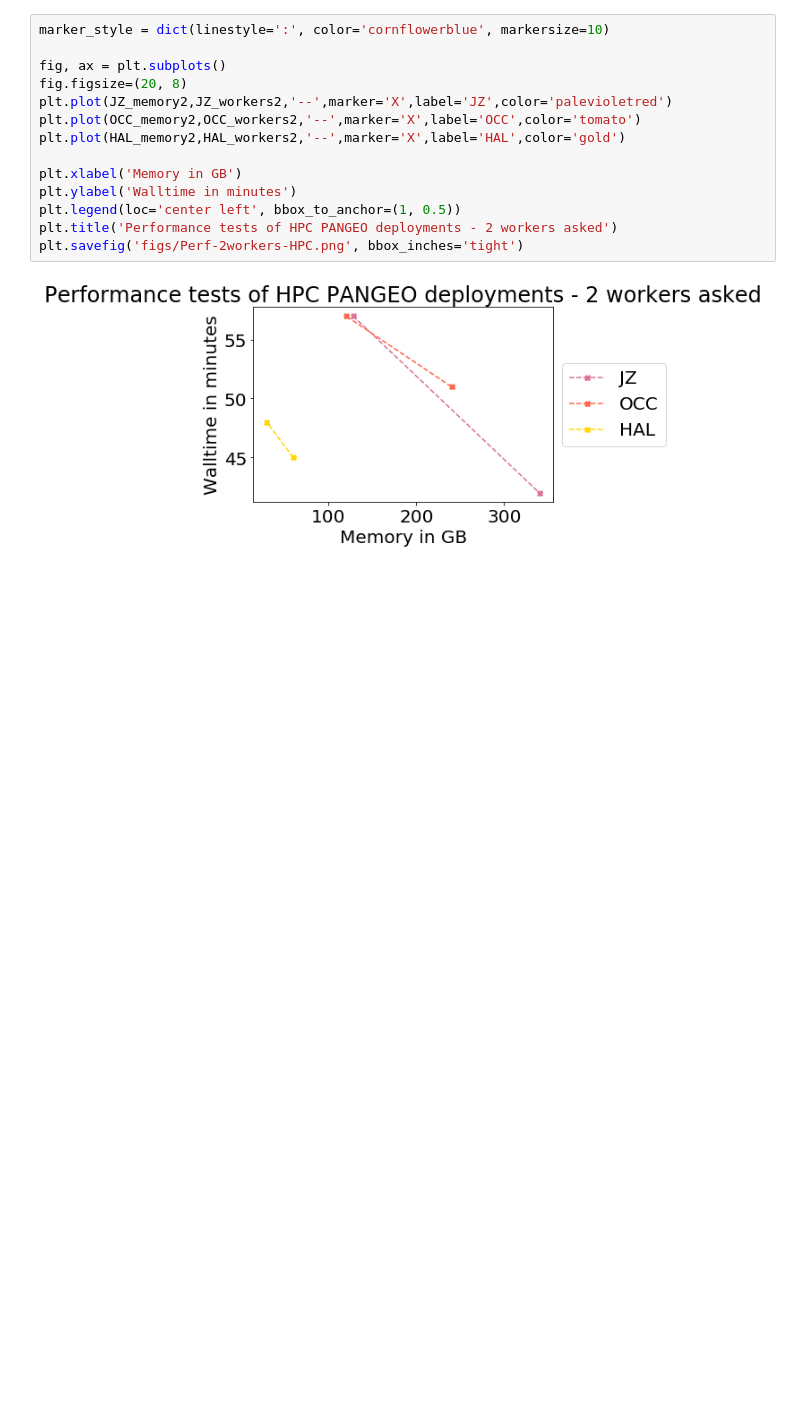
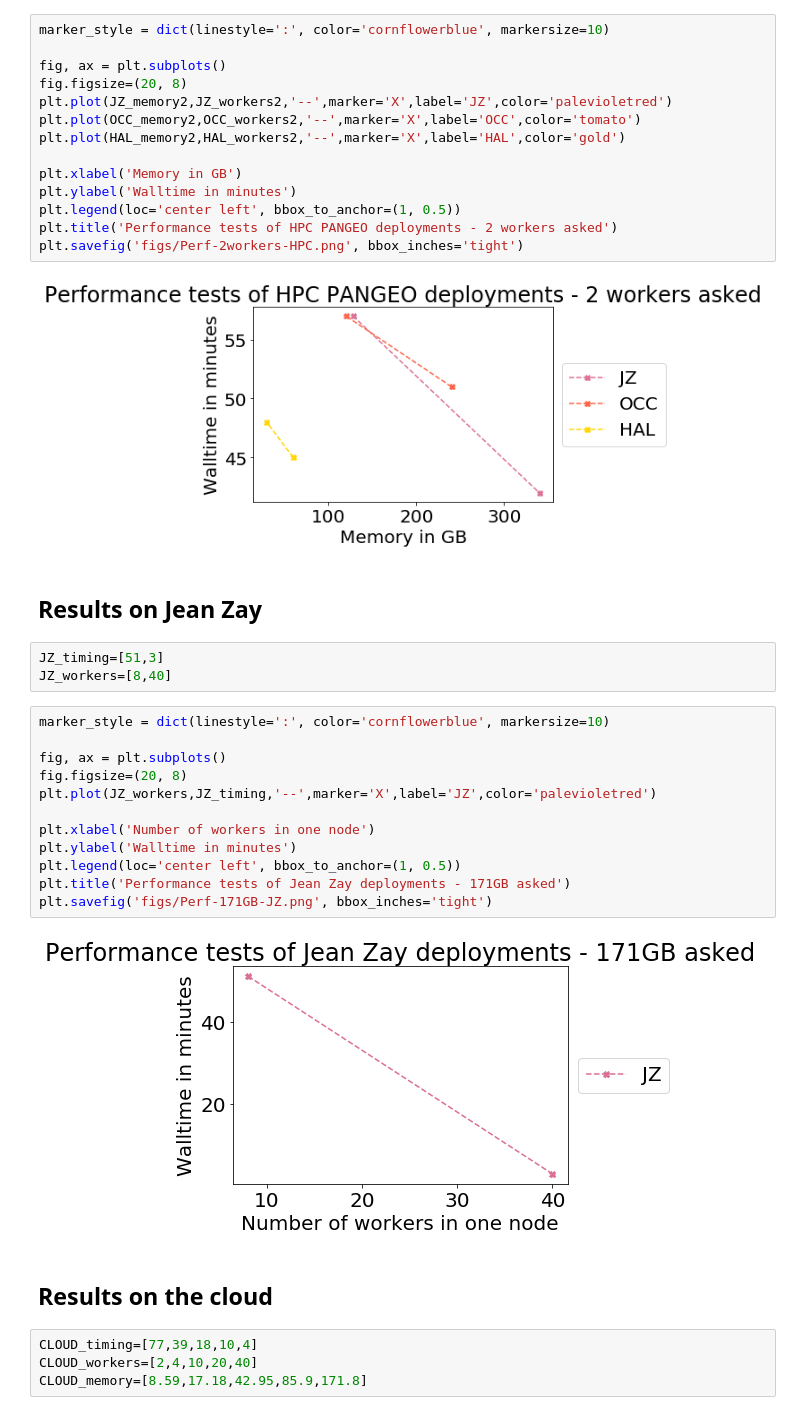
Before and after one commit to auraoupa/perf-pangeo-deployments, a Jupyter notebook: 2020-07-08-AA-plot-results-perf-tests.ipynb, the cells around one changed output. Saved outputs shown, nothing was run; the diff lists cells and outputs as text; blank space fills up the shorter version.

```diff
--- a/2020-07-08-AA-plot-results-perf-tests.ipynb
+++ b/2020-07-08-AA-plot-results-perf-tests.ipynb
@@ -62,3 +62,28 @@ plt.title('Performance tests of HPC PANGEO deployments - 2 workers asked')
 plt.savefig('figs/Perf-2workers-HPC.png', bbox_inches='tight')
 # %% [output]
 [figure]
+# %% [markdown]
+## Results on Jean Zay
+# %%
+JZ_timing=[51,3]
+JZ_workers=[8,40]
+# %%
+marker_style = dict(linestyle=':', color='cornflowerblue', markersize=10)
+
+fig, ax = plt.subplots()
+fig.figsize=(20, 8)
+plt.plot(JZ_workers,JZ_timing,'--',marker='X',label='JZ',color='palevioletred')
+
+plt.xlabel('Number of workers in one node')
+plt.ylabel('Walltime in minutes')
+plt.legend(loc='center left', bbox_to_anchor=(1, 0.5))
+plt.title('Performance tests of Jean Zay deployments - 171GB asked')
+plt.savefig('figs/Perf-171GB-JZ.png', bbox_inches='tight')
+# %% [output]
+[figure, added]
+# %% [markdown]
+## Results on the cloud
+# %%
+CLOUD_timing=[77,39,18,10,4]
+CLOUD_workers=[2,4,10,20,40]
+CLOUD_memory=[8.59,17.18,42.95,85.9,171.8]
```
Also changed, not shown: parts of 2 cells of this notebook, 2 other files.
